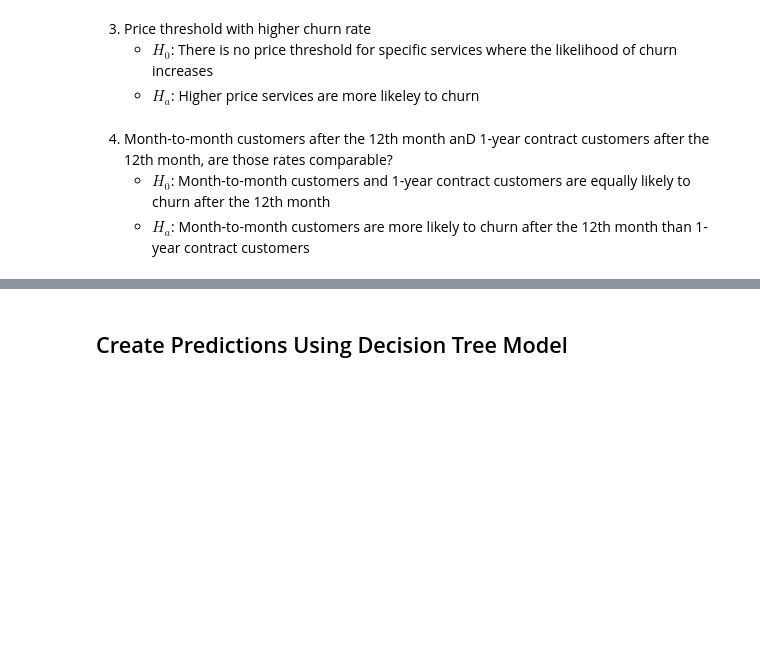
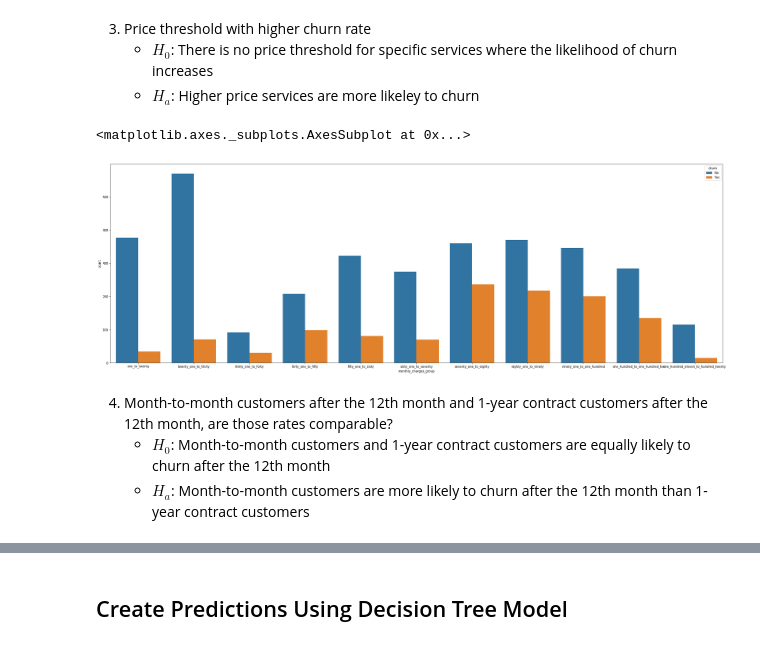
Before and after one commit to team-db-telco/telco-classification-project, a Jupyter notebook: Report.ipynb, the cells around one changed output, grey strips where cells are left out. Saved outputs shown, nothing was run; the diff lists cells and outputs as text; code cells hidden in the pictures; blank space fills up the shorter version.

```diff
--- a/Report.ipynb
+++ b/Report.ipynb
@@ -49,7 +90,19 @@ test = pd.read_csv('test.csv')
 3. Price threshold with higher churn rate
     - $H_0$: There is no price threshold for specific services where the likelihood of churn increases
     - $H_a$: Higher price services are more likeley to churn
+# %%
+train = explore.group_monthly_charges(train)
+# %%
+monthly_charges_group_list = ['one_to_twenty', 'twenty_one_to_thirty', 'thirty_one_to_forty', 'forty_one_to_fifty', 'fifty_one_to_sixty', 'sixty_one_to_seventy', 'seventy_one_to_eighty', \
+                     'eighty_one_to_ninety', 'ninety_one_to_one_hundred', 'one_hundred_to_one_hundred_ten', 'one_hundred_eleven_to_hundred_twenty']
+
+
+plt.figure(figsize=(36,12))
+sns.countplot(x='monthly_charges_group', data=train, hue='churn', order = monthly_charges_group_list)
+# %% [output]
+<matplotlib.axes._subplots.AxesSubplot at 0x...>
+[figure, added]
 # %% [markdown]
-4. Month-to-month customers after the 12th month anD 1-year contract customers after the 12th month, are those rates comparable?
+4. Month-to-month customers after the 12th month and 1-year contract customers after the 12th month, are those rates comparable?
     - $H_0$: Month-to-month customers and 1-year contract customers are equally likely to churn after the 12th month
     - $H_a$: Month-to-month customers are more likely to churn after the 12th month than 1-year contract customers
```
Also changed, not shown: parts of 24 cells of this notebook.
